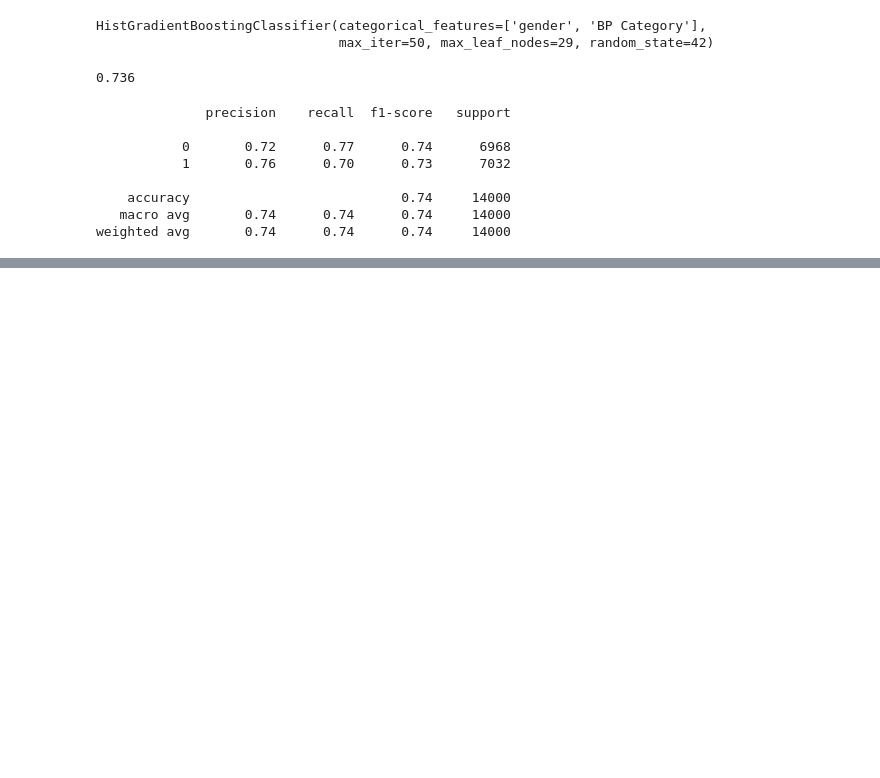
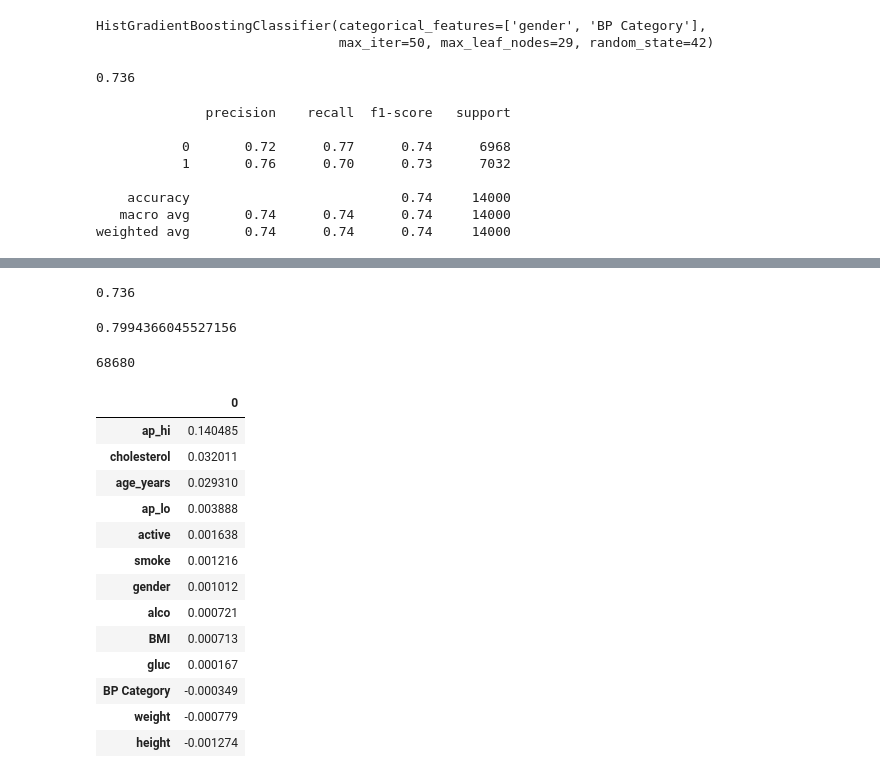
Before and after one commit to KatherineWasmer/biostat_625_final, a Jupyter notebook: HistGradientBoost.ipynb, the cells around one changed output, grey strips where cells are left out. Cells and saved outputs as stored; diff of their text form; code cells hidden in the pictures; blank space fills up the shorter version.

```diff
--- a/HistGradientBoost.ipynb
+++ b/HistGradientBoost.ipynb
@@ -130,0 +212,35 @@ weighted avg       0.74      0.74      0.74     14000
+# %%
+accuracy_score(y_test, hgbc_v2.predict(X_test))
+# %% [output]
+0.736
+# %%
+roc_auc_score(y_test, hgbc_v2.predict_proba(X_test)[:, 1])
+# %% [output]
+0.7994366045527156
+# %%
+imp_nn = permutation_importance(hgbc_nn_best, X_test_nn, y_test_nn, n_repeats=10, random_state=42)
+# %%
+# compute feature importance matrix for data w/o null values
+imp_nn_mat = pd.DataFrame(imp_nn.importances_mean.transpose(), X_test_nn.columns)
+# %%
+X_train_nn.shape[0]+X_test_nn.shape[0]
+# %% [output]
+68680
+# %%
+# find the top feature importances
+imp_nn_mat.sort_values(by=0, ascending=False)
+# %% [output]
+|  | 0 |
+| ap_hi | 0.140485 |
+| cholesterol | 0.032011 |
+| age_years | 0.029310 |
+| ap_lo | 0.003888 |
+| active | 0.001638 |
+| smoke | 0.001216 |
+| gender | 0.001012 |
+| alco | 0.000721 |
+| BMI | 0.000713 |
+| gluc | 0.000167 |
+| BP Category | -0.000349 |
+| weight | -0.000779 |
+| height | -0.001274 |
```
Also changed, not shown: parts of 20 cells of this notebook.
